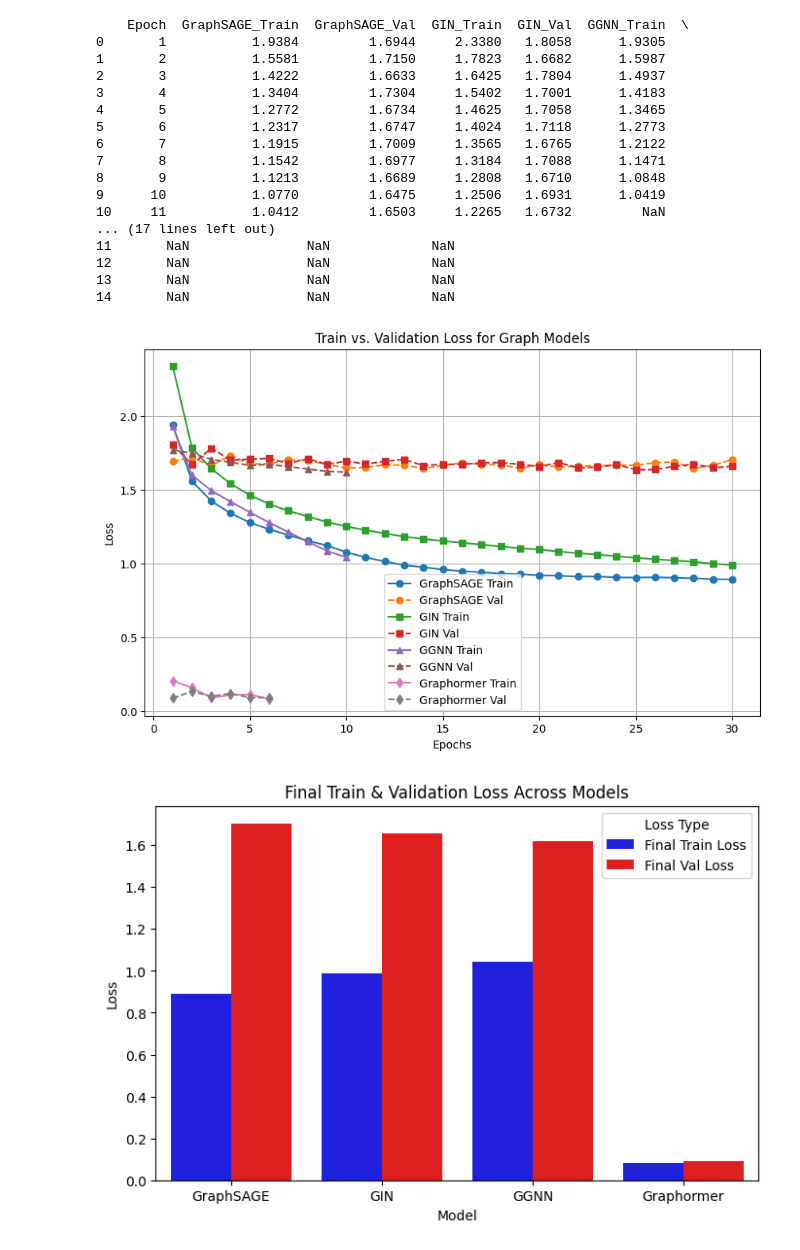
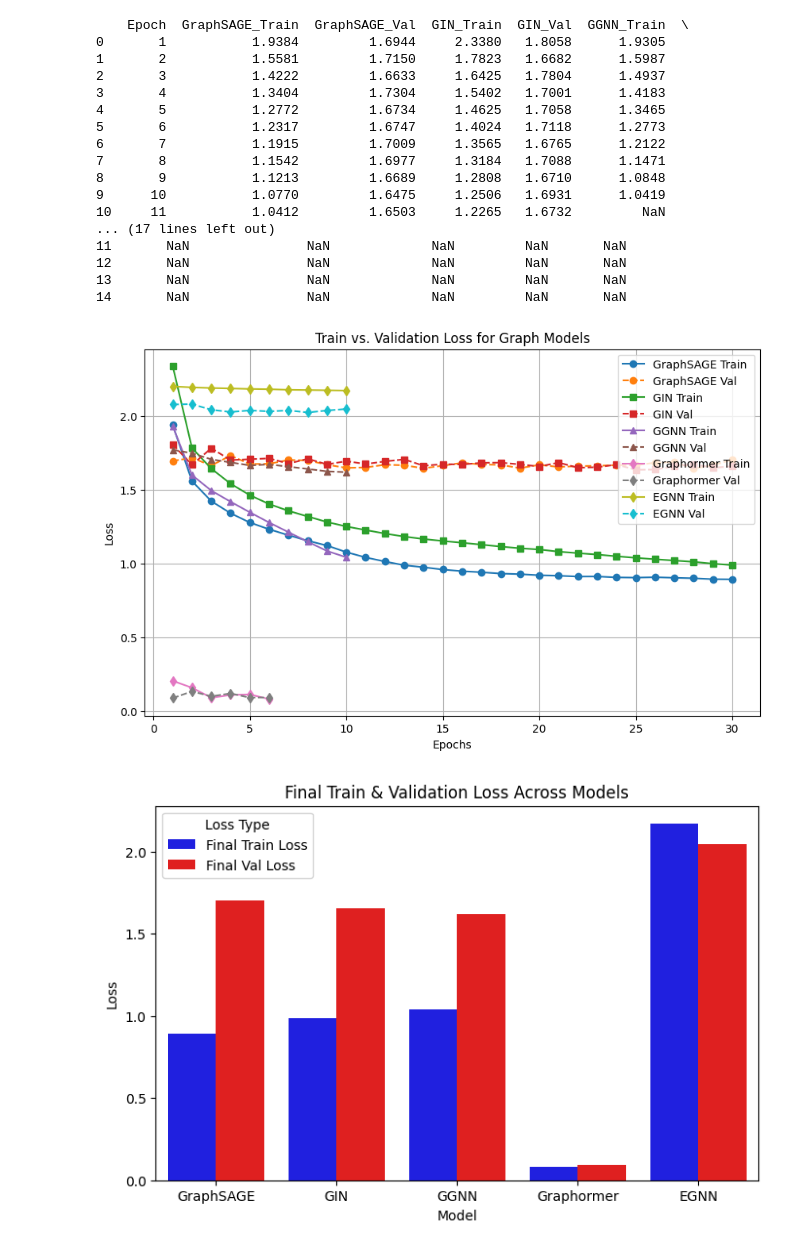
Before and after one commit to Mr-Ak-Shay/ComputationalToxicity, a Jupyter notebook: Visuals.ipynb, the cells around one changed output. Drawn from its saved outputs; the diff is of its cells as text; code cells hidden in the pictures.

```diff
--- a/Visuals.ipynb
+++ b/Visuals.ipynb
@@ -2,7 +2,7 @@
 import pandas as pd
 import numpy as np
 
-epochs = list(range(1, 31)) #to maintain consistency
+epochs = list(range(1, 31))
 
 graphsage_train = [
     1.9384, 1.5581, 1.4222, 1.3404, 1.2772, 1.2317, 1.1915, 1.1542, 1.1213, 1.0770,
@@ -32,6 +32,9 @@ ggnn_val = [1.7693, 1.7467, 1.7052, 1.6845, 1.6641, 1.6708, 1.6557, 1.6401, 1.62
 graphormer_train = [0.2059, 0.1591, 0.0916, 0.1104, 0.1137, 0.0822] + [np.nan] * 24
 graphormer_val = [0.0888, 0.1343, 0.1010, 0.1205, 0.0923, 0.0934] + [np.nan] * 24
 
+egnn_train = [2.1989, 2.1923, 2.1881, 2.1851, 2.1820, 2.1799, 2.1760, 2.1743, 2.1726, 2.1705] + [np.nan] * 20
+egnn_val = [2.0766, 2.0791, 2.0406, 2.0258, 2.0364, 2.0298, 2.0363, 2.0225, 2.0359, 2.0458] + [np.nan] * 20
+
 loss_data = {
     "Epoch": epochs,
     "GraphSAGE_Train": graphsage_train,
@@ -41,7 +44,9 @@ loss_data = {
     "GGNN_Train": ggnn_train,
     "GGNN_Val": ggnn_val,
     "Graphormer_Train": graphormer_train,
-    "Graphormer_Val": graphormer_val
+    "Graphormer_Val": graphormer_val,
+    "EGNN_Train": egnn_train,
+    "EGNN_Val": egnn_val
 }
 
 df = pd.DataFrame(loss_data)
@@ -60,10 +65,10 @@ print(df.head(15))
 9      10           1.0770         1.6475     1.2506   1.6931      1.0419
 10     11           1.0412         1.6503     1.2265   1.6732         NaN
 ... (17 lines left out)
-11       NaN               NaN             NaN
-12       NaN               NaN             NaN
-13       NaN               NaN             NaN
-14       NaN               NaN             NaN
+11       NaN               NaN             NaN         NaN       NaN
+12       NaN               NaN             NaN         NaN       NaN
+13       NaN               NaN             NaN         NaN       NaN
+14       NaN               NaN             NaN         NaN       NaN
 # %%
 import matplotlib.pyplot as plt
 
@@ -81,6 +86,9 @@ plt.plot(df["Epoch"], df["GGNN_Val"], label="GGNN Val", linestyle="--", marker="
 plt.plot(df["Epoch"], df["Graphormer_Train"], label="Graphormer Train", linestyle="-", marker="d")
 plt.plot(df["Epoch"], df["Graphormer_Val"], label="Graphormer Val", linestyle="--", marker="d")
 
+plt.plot(df["Epoch"], df["EGNN_Train"], label="EGNN Train", linestyle="-", marker="d")
+plt.plot(df["Epoch"], df["EGNN_Val"], label="EGNN Val", linestyle="--", marker="d")
+
 plt.xlabel("Epochs")
 plt.ylabel("Loss")
 plt.title("Train vs. Validation Loss for Graph Models")
@@ -88,19 +96,44 @@ plt.legend()
 plt.grid(True)
 plt.show()
 # %% [output]
-[figure, old version]
+[figure, new version]
 # %%
+import pandas as pd
+import seaborn as sns
+import matplotlib.pyplot as plt
+
+final_losses = pd.DataFrame({
+    "Model": ["GraphSAGE", "GIN", "GGNN", "Graphormer", "EGNN"],
+    "Final Train Loss": [
+        df["GraphSAGE_Train"].dropna().iloc[-1],
+        df["GIN_Train"].dropna().iloc[-1],
+        df["GGNN_Train"].dropna().iloc[-1],
+        df["Graphormer_Train"].dropna().iloc[-1],
+        df["EGNN_Train"].dropna().iloc[-1]
+    ],
+    "Final Val Loss": [
+        df["GraphSAGE_Val"].dropna().iloc[-1],
+        df["GIN_Val"].dropna().iloc[-1],
+        df["GGNN_Val"].dropna().iloc[-1],
+        df["Graphormer_Val"].dropna().iloc[-1],
+        df["EGNN_Val"].dropna().iloc[-1]
+    ]
+})
+
 plt.figure(figsize=(8, 5))
+
 final_losses_melted = final_losses.melt(id_vars="Model", var_name="Loss Type", value_name="Loss")
-sns.barplot(x="Model", y="Loss", hue="Loss Type", data=final_losses_melted, palette={"Final Train Loss": "blue", "Final Val Loss": "red"})
+
+sns.barplot(x="Model", y="Loss", hue="Loss Type", data=final_losses_melted,
+            palette={"Final Train Loss": "blue", "Final Val Loss": "red"})
 
 plt.title("Final Train & Validation Loss Across Models")
 plt.ylabel("Loss")
 plt.xlabel("Model")
 plt.legend(title="Loss Type")
 plt.show()
 # %% [output]
-[figure, old version]
+[figure, new version]
 # %%
 plt.figure(figsize=(7, 5))
 sns.heatmap(df.drop(columns=["Epoch"]).corr(), annot=True, cmap="coolwarm", linewidths=0.5)
```
Also changed, not shown: parts of 1 cell of this notebook.
